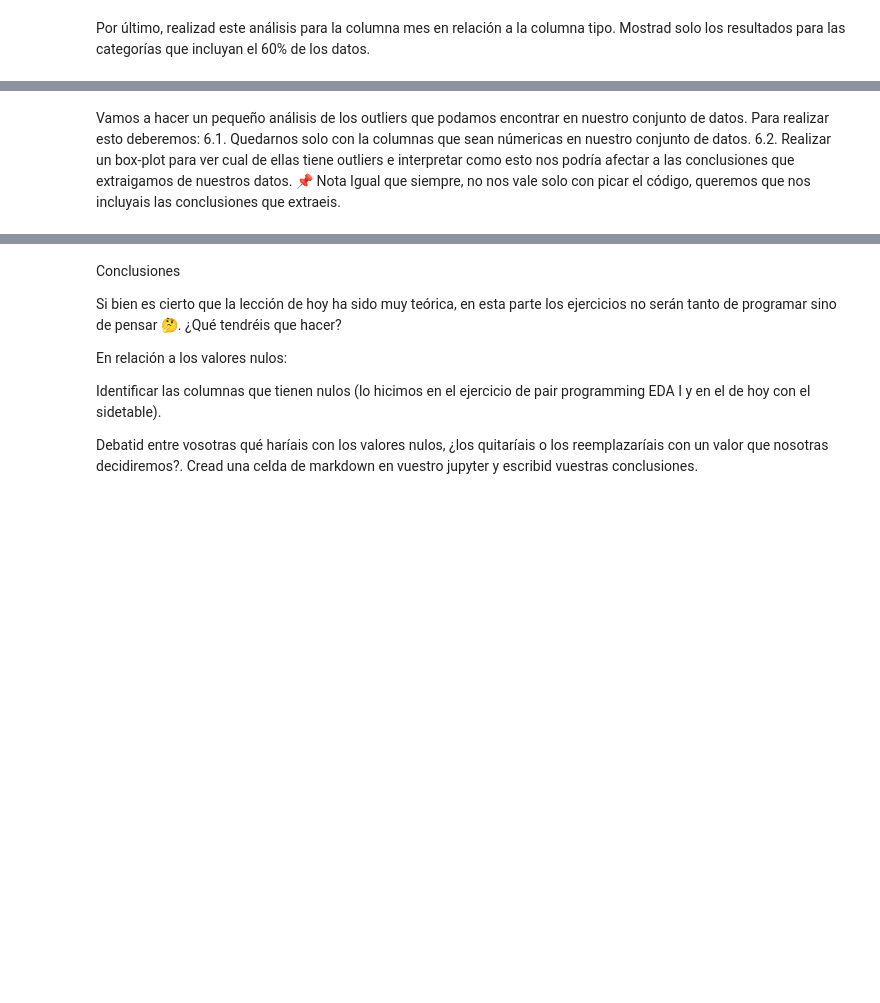
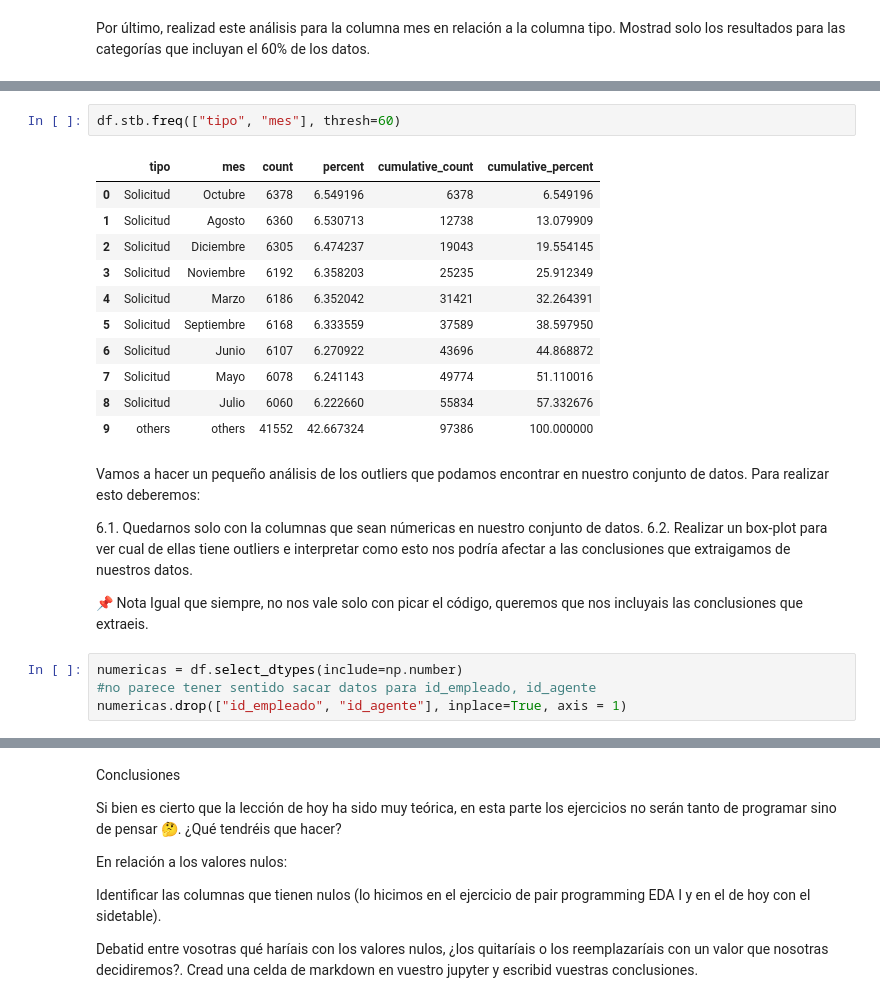
Before and after one commit to Adalab/promo_d_da_modulo2_sprint2_Cristina-Paloma, a Jupyter notebook: EDA/EDA-2.ipynb, the cells around one changed output, grey strips where cells are left out. Cells and saved outputs as stored; diff of their text form; blank space fills up the shorter version.

```diff
--- a/EDA/EDA-2.ipynb
+++ b/EDA/EDA-2.ipynb
@@ -46,5 +138,26 @@ Por último, realizad este análisis para la columna mes en relación a la colum
+# %%
+df.stb.freq(["tipo", "mes"], thresh=60)
+# %% [output]
+|  | tipo | mes | count | percent | cumulative_count | cumulative_percent |
+| 0 | Solicitud | Octubre | 6378 | 6.549196 | 6378 | 6.549196 |
+| 1 | Solicitud | Agosto | 6360 | 6.530713 | 12738 | 13.079909 |
+| 2 | Solicitud | Diciembre | 6305 | 6.474237 | 19043 | 19.554145 |
+| 3 | Solicitud | Noviembre | 6192 | 6.358203 | 25235 | 25.912349 |
+| 4 | Solicitud | Marzo | 6186 | 6.352042 | 31421 | 32.264391 |
+| 5 | Solicitud | Septiembre | 6168 | 6.333559 | 37589 | 38.597950 |
+| 6 | Solicitud | Junio | 6107 | 6.270922 | 43696 | 44.868872 |
+| 7 | Solicitud | Mayo | 6078 | 6.241143 | 49774 | 51.110016 |
+| 8 | Solicitud | Julio | 6060 | 6.222660 | 55834 | 57.332676 |
+| 9 | others | others | 41552 | 42.667324 | 97386 | 100.000000 |
 # %% [markdown]
-Vamos a hacer un pequeño análisis de los outliers que podamos encontrar en nuestro conjunto de datos. Para realizar esto deberemos:
+Vamos a hacer un pequeño análisis de los outliers que podamos encontrar en nuestro conjunto de datos.
+Para realizar esto deberemos:
+
 6.1. Quedarnos solo con la columnas que sean númericas en nuestro conjunto de datos.
 6.2. Realizar un box-plot para ver cual de ellas tiene outliers e interpretar como esto nos podría afectar a las conclusiones que extraigamos de nuestros datos.
+
 📌 Nota Igual que siempre, no nos vale solo con picar el código, queremos que nos incluyais las conclusiones que extraeis.
+# %%
+numericas = df.select_dtypes(include=np.number)
+#no parece tener sentido sacar datos para id_empleado, id_agente
+numericas.drop(["id_empleado", "id_agente"], inplace=True, axis = 1)
```
Also changed, not shown: parts of 14 cells of this notebook.
